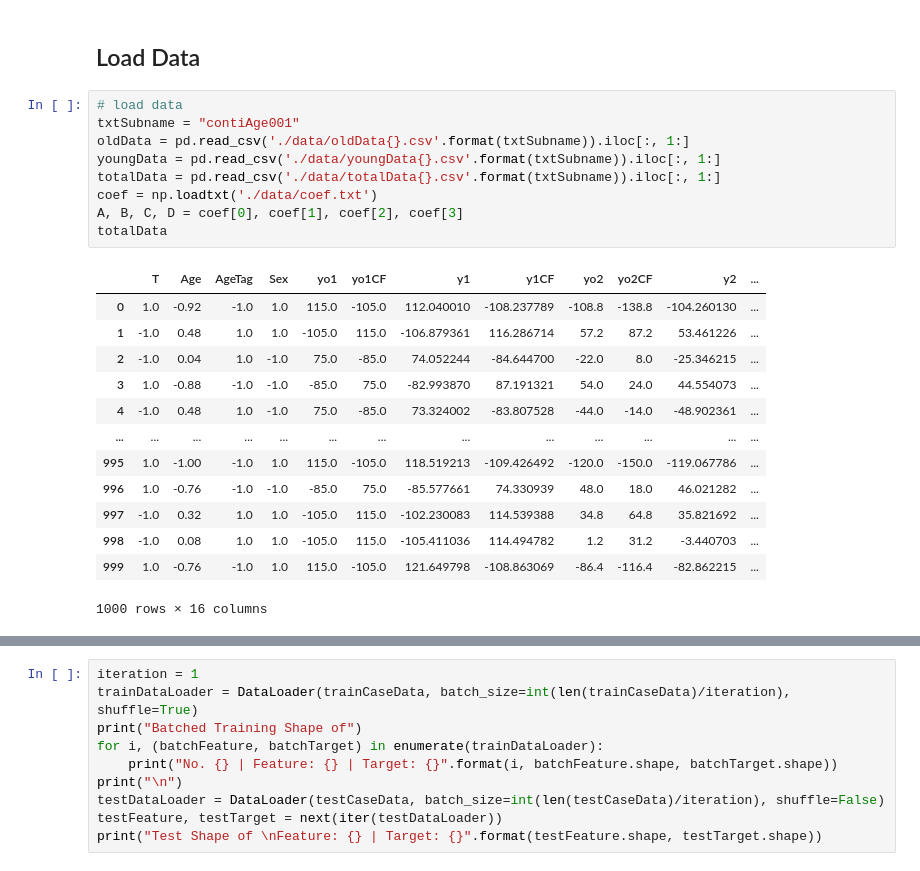
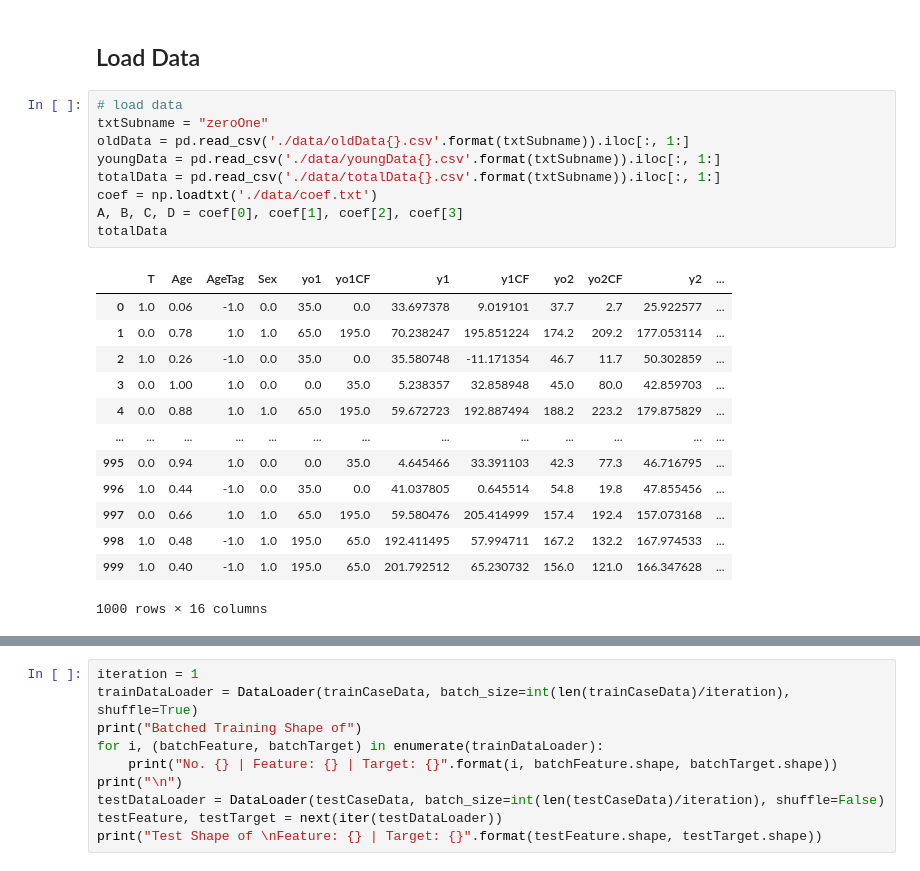
Before and after one commit to neko2048/counterfactual, a Jupyter notebook: neuralNetworkCase1.ipynb, the cells around one changed output, grey strips where cells are left out. Drawn from its saved outputs; the diff is of its cells as text.

```diff
--- a/neuralNetworkCase1.ipynb
+++ b/neuralNetworkCase1.ipynb
@@ -34,26 +34,26 @@ Current: Device  0
 ## Load Data
 # %%
 # load data
-txtSubname = "contiAge001"
+txtSubname = "zeroOne"
 oldData = pd.read_csv('./data/oldData{}.csv'.format(txtSubname)).iloc[:, 1:]
 youngData = pd.read_csv('./data/youngData{}.csv'.format(txtSubname)).iloc[:, 1:]
 totalData = pd.read_csv('./data/totalData{}.csv'.format(txtSubname)).iloc[:, 1:]
 coef = np.loadtxt('./data/coef.txt')
 A, B, C, D = coef[0], coef[1], coef[2], coef[3]
 totalData
 # %% [output]
 |  | T | Age | AgeTag | Sex | yo1 | yo1CF | y1 | y1CF | yo2 | yo2CF | y2 | ... |
-| 0 | 1.0 | -0.92 | -1.0 | 1.0 | 115.0 | -105.0 | 112.040010 | -108.237789 | -108.8 | -138.8 | -104.260130 | ... |
-| 1 | -1.0 | 0.48 | 1.0 | 1.0 | -105.0 | 115.0 | -106.879361 | 116.286714 | 57.2 | 87.2 | 53.461226 | ... |
-| 2 | -1.0 | 0.04 | 1.0 | -1.0 | 75.0 | -85.0 | 74.052244 | -84.644700 | -22.0 | 8.0 | -25.346215 | ... |
-| 3 | 1.0 | -0.88 | -1.0 | -1.0 | -85.0 | 75.0 | -82.993870 | 87.191321 | 54.0 | 24.0 | 44.554073 | ... |
-| 4 | -1.0 | 0.48 | 1.0 | -1.0 | 75.0 | -85.0 | 73.324002 | -83.807528 | -44.0 | -14.0 | -48.902361 | ... |
+| 0 | 1.0 | 0.06 | -1.0 | 0.0 | 35.0 | 0.0 | 33.697378 | 9.019101 | 37.7 | 2.7 | 25.922577 | ... |
+| 1 | 0.0 | 0.78 | 1.0 | 1.0 | 65.0 | 195.0 | 70.238247 | 195.851224 | 174.2 | 209.2 | 177.053114 | ... |
+| 2 | 1.0 | 0.26 | -1.0 | 0.0 | 35.0 | 0.0 | 35.580748 | -11.171354 | 46.7 | 11.7 | 50.302859 | ... |
+| 3 | 0.0 | 1.00 | 1.0 | 0.0 | 0.0 | 35.0 | 5.238357 | 32.858948 | 45.0 | 80.0 | 42.859703 | ... |
+| 4 | 0.0 | 0.88 | 1.0 | 1.0 | 65.0 | 195.0 | 59.672723 | 192.887494 | 188.2 | 223.2 | 179.875829 | ... |
 | ... | ... | ... | ... | ... | ... | ... | ... | ... | ... | ... | ... | ... |
-| 995 | 1.0 | -1.00 | -1.0 | 1.0 | 115.0 | -105.0 | 118.519213 | -109.426492 | -120.0 | -150.0 | -119.067786 | ... |
-| 996 | 1.0 | -0.76 | -1.0 | -1.0 | -85.0 | 75.0 | -85.577661 | 74.330939 | 48.0 | 18.0 | 46.021282 | ... |
-| 997 | -1.0 | 0.32 | 1.0 | 1.0 | -105.0 | 115.0 | -102.230083 | 114.539388 | 34.8 | 64.8 | 35.821692 | ... |
-| 998 | -1.0 | 0.08 | 1.0 | 1.0 | -105.0 | 115.0 | -105.411036 | 114.494782 | 1.2 | 31.2 | -3.440703 | ... |
-| 999 | 1.0 | -0.76 | -1.0 | 1.0 | 115.0 | -105.0 | 121.649798 | -108.863069 | -86.4 | -116.4 | -82.862215 | ... |
+| 995 | 0.0 | 0.94 | 1.0 | 0.0 | 0.0 | 35.0 | 4.645466 | 33.391103 | 42.3 | 77.3 | 46.716795 | ... |
+| 996 | 1.0 | 0.44 | -1.0 | 0.0 | 35.0 | 0.0 | 41.037805 | 0.645514 | 54.8 | 19.8 | 47.855456 | ... |
+| 997 | 0.0 | 0.66 | 1.0 | 1.0 | 65.0 | 195.0 | 59.580476 | 205.414999 | 157.4 | 192.4 | 157.073168 | ... |
+| 998 | 1.0 | 0.48 | -1.0 | 1.0 | 195.0 | 65.0 | 192.411495 | 57.994711 | 167.2 | 132.2 | 167.974533 | ... |
+| 999 | 1.0 | 0.40 | -1.0 | 1.0 | 195.0 | 65.0 | 201.792512 | 65.230732 | 156.0 | 121.0 | 166.347628 | ... |
 1000 rows × 16 columns
 # %%
 totalData.describe()
```
Also changed, not shown: parts of 10 cells of this notebook, 5 other files.
